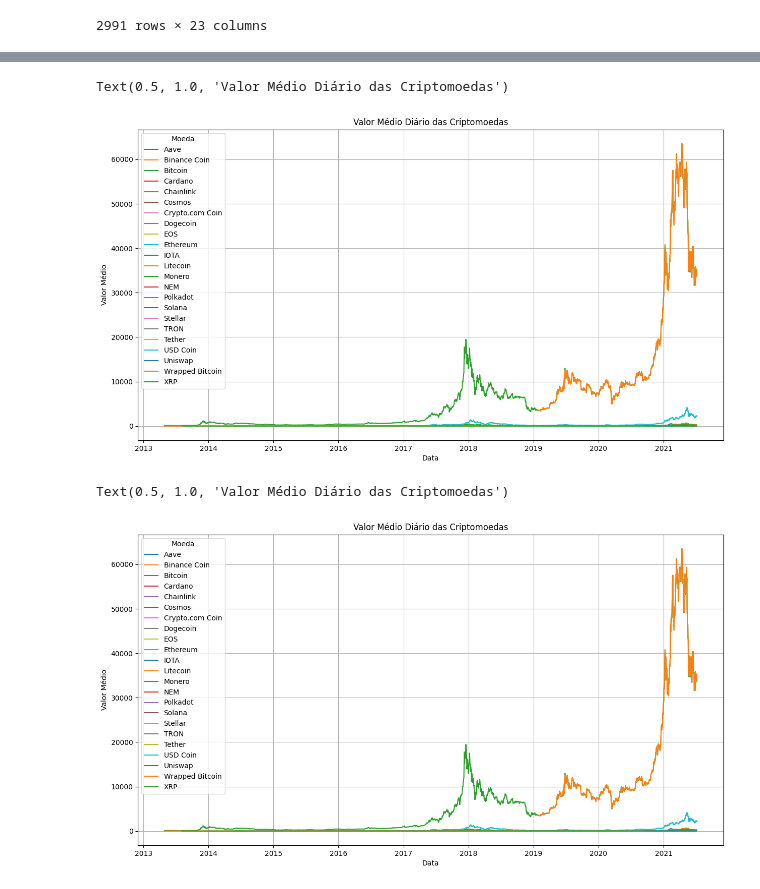
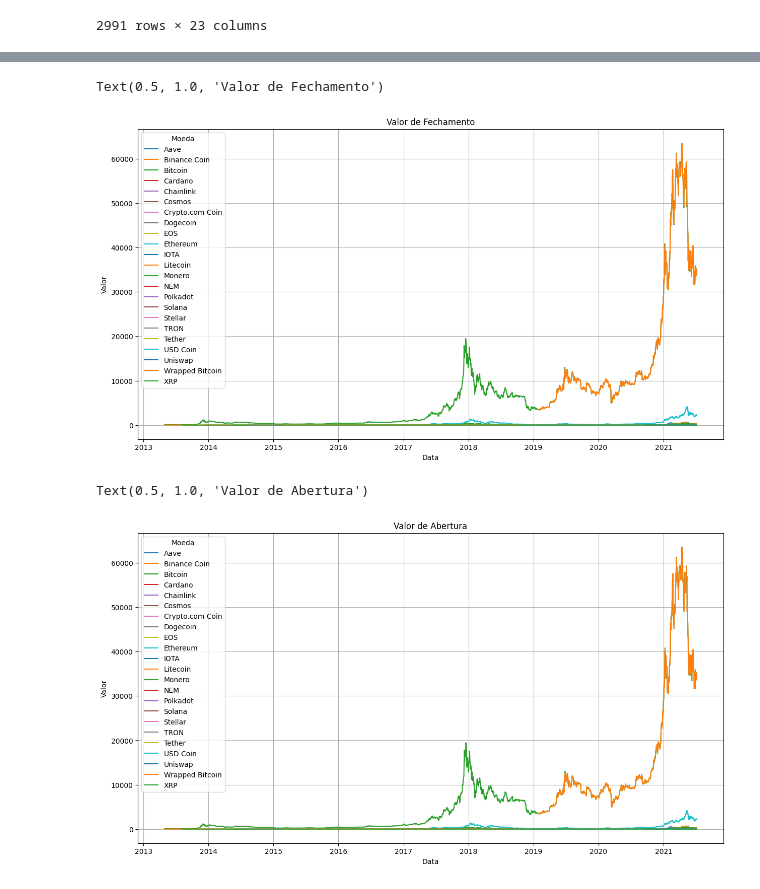
Before and after one commit to NewKanvas/M5-Projeto-5, a Jupyter notebook: analise.ipynb, the cells around one changed output, grey strips where cells are left out. Cells and saved outputs as stored; diff of their text form; code cells hidden in the pictures.

```diff
--- a/analise.ipynb
+++ b/analise.ipynb
@@ -168,15 +177,15 @@ dtype: float64
 # %%
 #Filtra para 5 que tem as medias mais altas.
 
 criptoTest.plot(grid = True, figsize=(15,8)) # Melhorar o grafico para ficar mais visivel as outras moedas
 # comentar os pontos mais altos, picos
 
 plt.xlabel('Data')
-plt.ylabel('Valor Médio')
-plt.title('Valor Médio Diário das Criptomoedas')
+plt.ylabel('Valor')
+plt.title('Valor de Fechamento')
 # %% [output]
-Text(0.5, 1.0, 'Valor Médio Diário das Criptomoedas')
+Text(0.5, 1.0, 'Valor de Fechamento')
-[figure, old version]
+[figure, new version]
 # %%
 criptoTest = cripto.groupby(['Moeda','Data'])[['Abertura']].first()
 criptoTest.reset_index(inplace=True)
@@ -188,8 +197,8 @@ criptoTest.plot(grid = True, figsize=(15,8)) # Melhorar o grafico para ficar mai
 # comentar os pontos mais altos, picos
 
 plt.xlabel('Data')
-plt.ylabel('Valor Médio')
-plt.title('Valor Médio Diário das Criptomoedas')
+plt.ylabel('Valor')
+plt.title('Valor de Abertura')
 # %% [output]
-Text(0.5, 1.0, 'Valor Médio Diário das Criptomoedas')
+Text(0.5, 1.0, 'Valor de Abertura')
-[figure, old version]
+[figure, new version]
```
Also changed, not shown: parts of 8 cells of this notebook.
